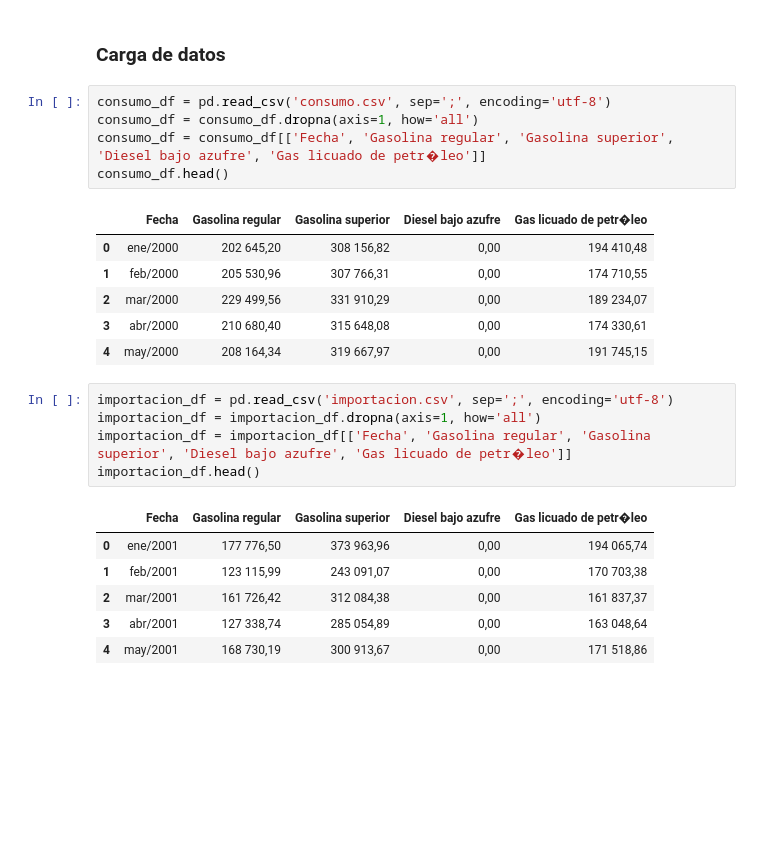
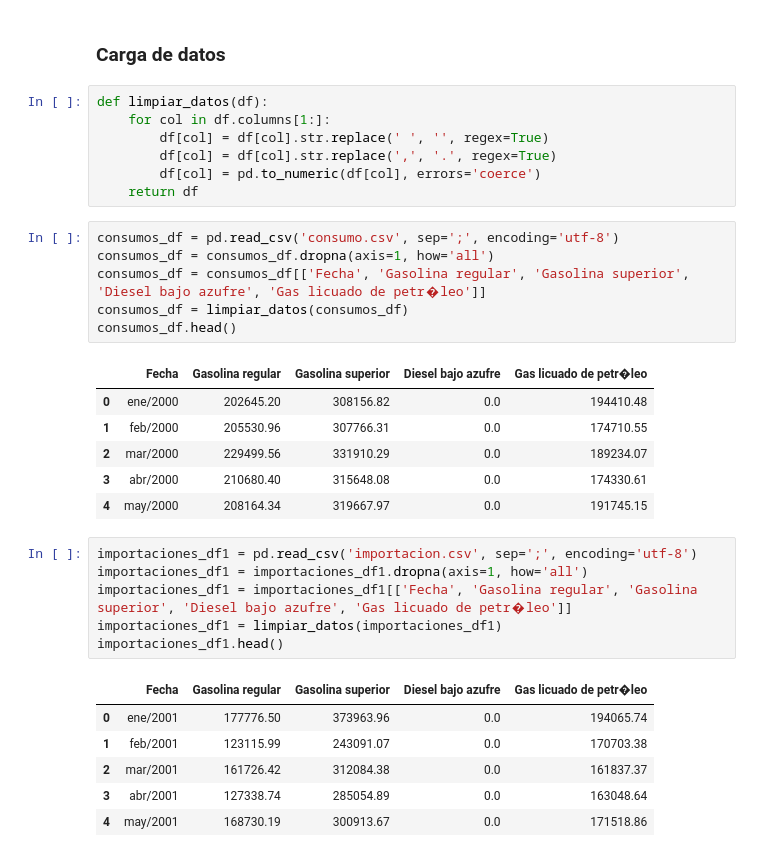
Before and after one commit to Sebas021210/Lab2-DS, a Jupyter notebook: Lab2.ipynb, the cells around one changed output. Drawn from its saved outputs; the diff is of its cells as text; blank space fills up the shorter version.

Commit message:
Serie de consumos

```diff
--- a/Lab2.ipynb
+++ b/Lab2.ipynb
@@ -7,29 +16,38 @@ import pandas as pd
 # %% [markdown]
 ### Carga de datos
+# %%
+def limpiar_datos(df):
+    for col in df.columns[1:]:
+        df[col] = df[col].str.replace(' ', '', regex=True)
+        df[col] = df[col].str.replace(',', '.', regex=True)
+        df[col] = pd.to_numeric(df[col], errors='coerce')
+    return df
 # %%
-consumo_df = pd.read_csv('consumo.csv', sep=';', encoding='utf-8')
-consumo_df = consumo_df.dropna(axis=1, how='all')
-consumo_df = consumo_df[['Fecha', 'Gasolina regular', 'Gasolina superior', 'Diesel bajo azufre', 'Gas licuado de petr�leo']]
-consumo_df.head()
+consumos_df = pd.read_csv('consumo.csv', sep=';', encoding='utf-8')
+consumos_df = consumos_df.dropna(axis=1, how='all')
+consumos_df = consumos_df[['Fecha', 'Gasolina regular', 'Gasolina superior', 'Diesel bajo azufre', 'Gas licuado de petr�leo']]
+consumos_df = limpiar_datos(consumos_df)
+consumos_df.head()
 # %% [output]
 |  | Fecha | Gasolina regular | Gasolina superior | Diesel bajo azufre | Gas licuado de petr�leo |
-| 0 | ene/2000 | 202 645,20 | 308 156,82 | 0,00 | 194 410,48 |
-| 1 | feb/2000 | 205 530,96 | 307 766,31 | 0,00 | 174 710,55 |
-| 2 | mar/2000 | 229 499,56 | 331 910,29 | 0,00 | 189 234,07 |
-| 3 | abr/2000 | 210 680,40 | 315 648,08 | 0,00 | 174 330,61 |
-| 4 | may/2000 | 208 164,34 | 319 667,97 | 0,00 | 191 745,15 |
+| 0 | ene/2000 | 202645.20 | 308156.82 | 0.0 | 194410.48 |
+| 1 | feb/2000 | 205530.96 | 307766.31 | 0.0 | 174710.55 |
+| 2 | mar/2000 | 229499.56 | 331910.29 | 0.0 | 189234.07 |
+| 3 | abr/2000 | 210680.40 | 315648.08 | 0.0 | 174330.61 |
+| 4 | may/2000 | 208164.34 | 319667.97 | 0.0 | 191745.15 |
 # %%
-importacion_df = pd.read_csv('importacion.csv', sep=';', encoding='utf-8')
-importacion_df = importacion_df.dropna(axis=1, how='all')
-importacion_df = importacion_df[['Fecha', 'Gasolina regular', 'Gasolina superior', 'Diesel bajo azufre', 'Gas licuado de petr�leo']]
-importacion_df.head()
+importaciones_df1 = pd.read_csv('importacion.csv', sep=';', encoding='utf-8')
+importaciones_df1 = importaciones_df1.dropna(axis=1, how='all')
+importaciones_df1 = importaciones_df1[['Fecha', 'Gasolina regular', 'Gasolina superior', 'Diesel bajo azufre', 'Gas licuado de petr�leo']]
+importaciones_df1 = limpiar_datos(importaciones_df1)
+importaciones_df1.head()
 # %% [output]
 |  | Fecha | Gasolina regular | Gasolina superior | Diesel bajo azufre | Gas licuado de petr�leo |
-| 0 | ene/2001 | 177 776,50 | 373 963,96 | 0,00 | 194 065,74 |
-| 1 | feb/2001 | 123 115,99 | 243 091,07 | 0,00 | 170 703,38 |
-| 2 | mar/2001 | 161 726,42 | 312 084,38 | 0,00 | 161 837,37 |
-| 3 | abr/2001 | 127 338,74 | 285 054,89 | 0,00 | 163 048,64 |
-| 4 | may/2001 | 168 730,19 | 300 913,67 | 0,00 | 171 518,86 |
+| 0 | ene/2001 | 177776.50 | 373963.96 | 0.0 | 194065.74 |
+| 1 | feb/2001 | 123115.99 | 243091.07 | 0.0 | 170703.38 |
+| 2 | mar/2001 | 161726.42 | 312084.38 | 0.0 | 161837.37 |
+| 3 | abr/2001 | 127338.74 | 285054.89 | 0.0 | 163048.64 |
+| 4 | may/2001 | 168730.19 | 300913.67 | 0.0 | 171518.86 |
 # %%
 precios2024_df = pd.read_csv('precios2024.csv', sep=';', encoding='utf-8')
 precios2024_df = precios2024_df.dropna(axis=1, how='all')
```
Also changed, not shown: parts of 20 cells of this notebook, 1 other file.
